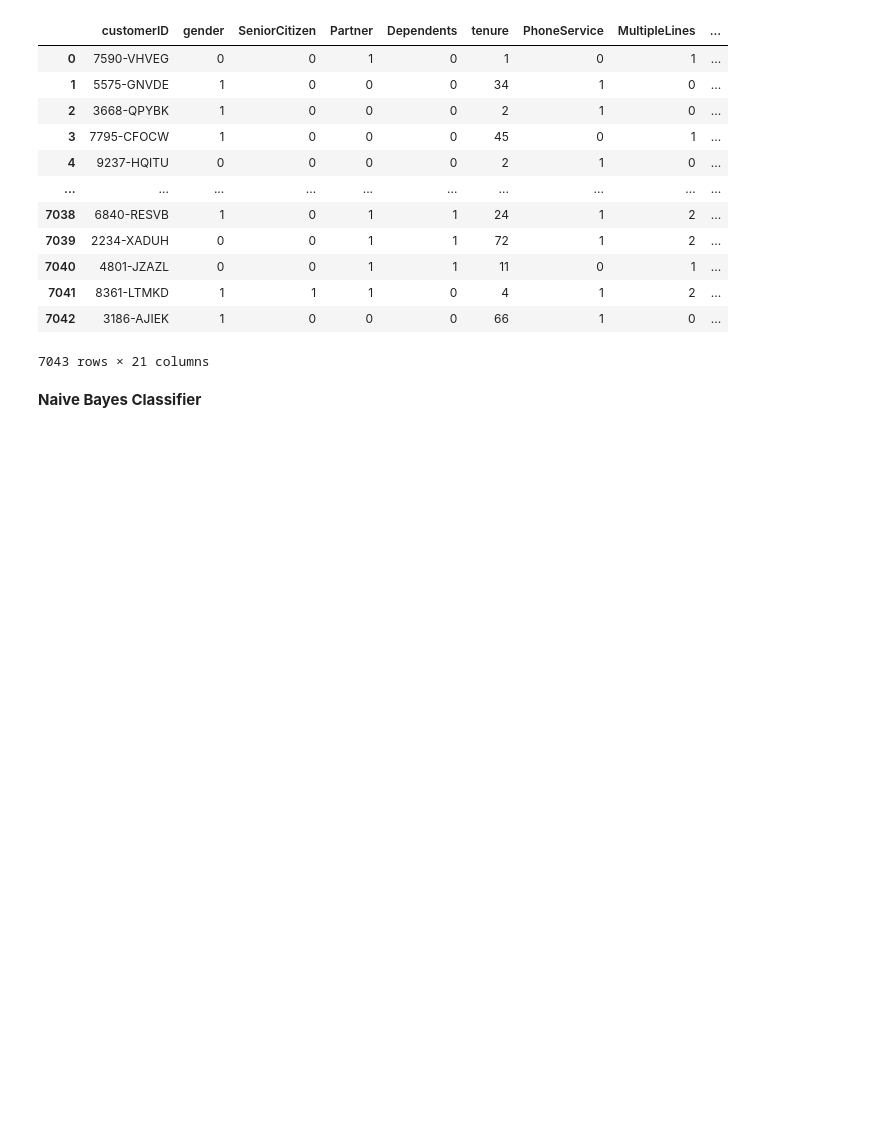
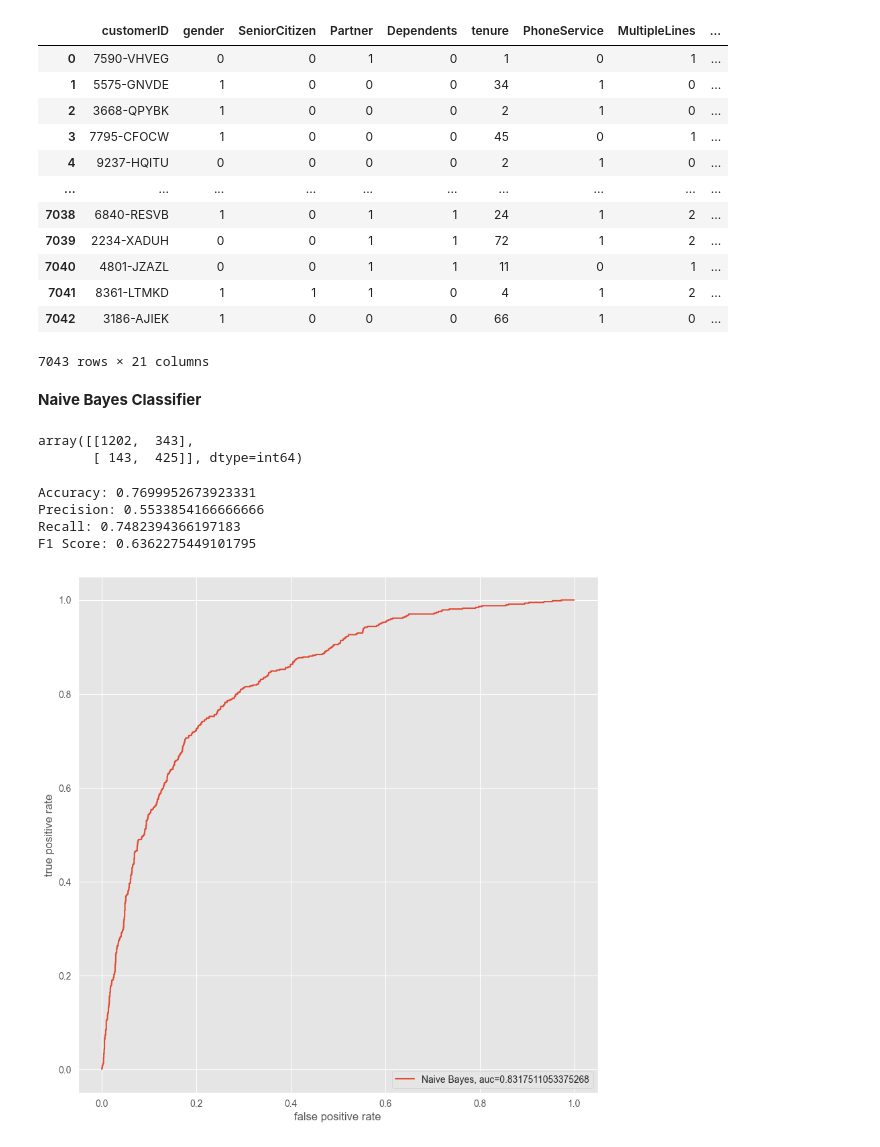
Before and after one commit to SM2A/Machine_Learning_Course_Project, a Jupyter notebook: HW-3/Report.ipynb, the cells around one changed output. Cells and saved outputs as stored; diff of their text form; code cells hidden in the pictures; blank space fills up the shorter version.

Commit message:
Bayes network

```diff
--- a/HW-3/Report.ipynb
+++ b/HW-3/Report.ipynb
@@ -512,6 +512,7 @@ customer_internet_service_encoder = LabelEncoder()
 customer_sec_encoder = LabelEncoder()
 customer_backup_encoder = LabelEncoder()
 customer_device_protection_encoder = LabelEncoder()
+customer_tech_encoder = LabelEncoder()
 customer_stream_tv_encoder = LabelEncoder()
 customer_stream_mov_encoder = LabelEncoder()
 customer_cont_encoder = LabelEncoder()
@@ -528,6 +529,7 @@ customer_data['InternetService'] =  customer_internet_service_encoder.fit_transf
 customer_data['OnlineSecurity'] =  customer_sec_encoder.fit_transform(customer_data['OnlineSecurity'])
 customer_data['OnlineBackup'] =  customer_backup_encoder.fit_transform(customer_data['OnlineBackup'])
 customer_data['DeviceProtection'] =  customer_device_protection_encoder.fit_transform(customer_data['DeviceProtection'])
+customer_data['TechSupport'] =  customer_tech_encoder.fit_transform(customer_data['TechSupport'])
 customer_data['StreamingTV'] =  customer_stream_tv_encoder.fit_transform(customer_data['StreamingTV'])
 customer_data['StreamingMovies'] = customer_stream_mov_encoder.fit_transform(customer_data['StreamingMovies'])
 customer_data['Contract'] = customer_cont_encoder.fit_transform(customer_data['Contract'])
@@ -553,4 +555,53 @@ customer_data
 # %% [markdown]
 **Naive Bayes Classifier**
 # %%
-from pgmpy.models import NaiveBayes
+from sklearn.naive_bayes import GaussianNB
+from sklearn.metrics import confusion_matrix
+
+x_train, x_test, y_train, y_test = train_test_split(customer_data.drop(columns=['Churn', 'customerID']), customer_data['Churn'], test_size=0.3)
+
+nb = GaussianNB()
+nb.fit(x_train, y_train)
+
+target_predicted_nb = nb.predict(x_test)
+
+cm_nb = confusion_matrix(y_test, target_predicted_nb)
+cm_nb
+# %% [output]
+array([[1202,  343],
+       [ 143,  425]], dtype=int64)
+# %%
+from sklearn.metrics import precision_score, recall_score, f1_score
+
+acc_nb =  accuracy_score(y_test, target_predicted_nb)
+prec_nb =  precision_score(y_test, target_predicted_nb)
+rec_nb =  recall_score(y_test, target_predicted_nb)
+f1_nb =  f1_score(y_test, target_predicted_nb)
+
+print('Accuracy:', acc_nb)
+print('Precision:', prec_nb)
+print('Recall:', rec_nb)
+print('F1 Score:', f1_nb)
+# %% [output]
+Accuracy: 0.7699952673923331
+Precision: 0.5533854166666666
+Recall: 0.7482394366197183
+F1 Score: 0.6362275449101795
+# %%
+from sklearn.metrics import roc_auc_score, roc_curve
+
+# Import Visualization Package
+plt.rcParams['figure.figsize'] = (10, 10)
+plt.style.use('ggplot')
+
+# Visualize ROC Curve
+target_predicted_nb_prob = nb.predict_proba(x_test)[::,1]
+fp_rate_nb, tp_rate_nb, _ =  roc_curve(y_test,  target_predicted_nb_prob)
+auc_nb =  roc_auc_score(y_test, target_predicted_nb_prob)
+plt.plot(fp_rate_nb, tp_rate_nb, label='Naive Bayes, auc='+str(auc_nb))
+plt.xlabel('false positive rate')
+plt.ylabel('true positive rate')
+plt.legend(loc=4)
+plt.show()
+# %% [output]
+[figure, added]
```
